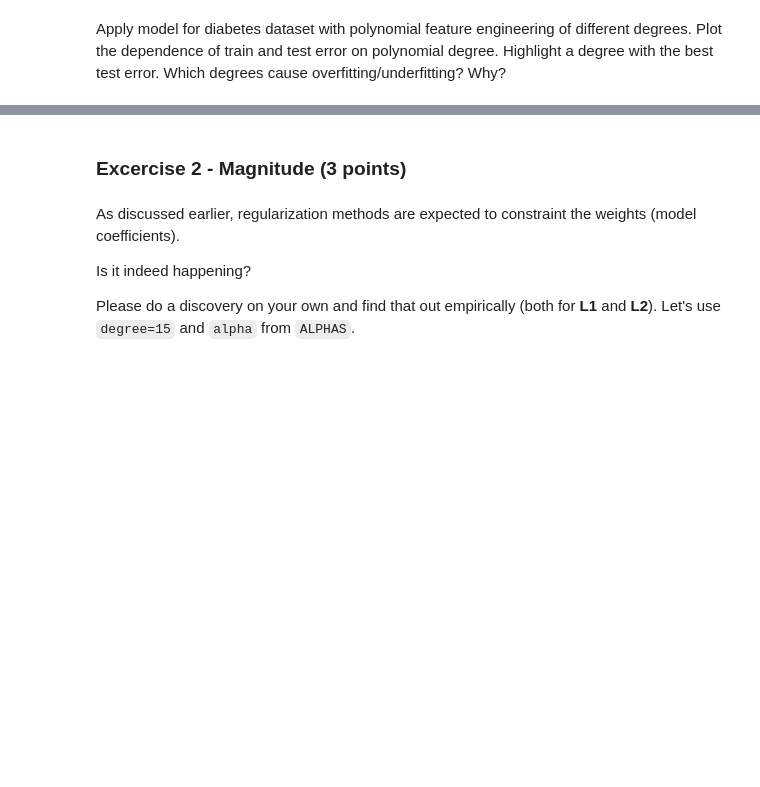
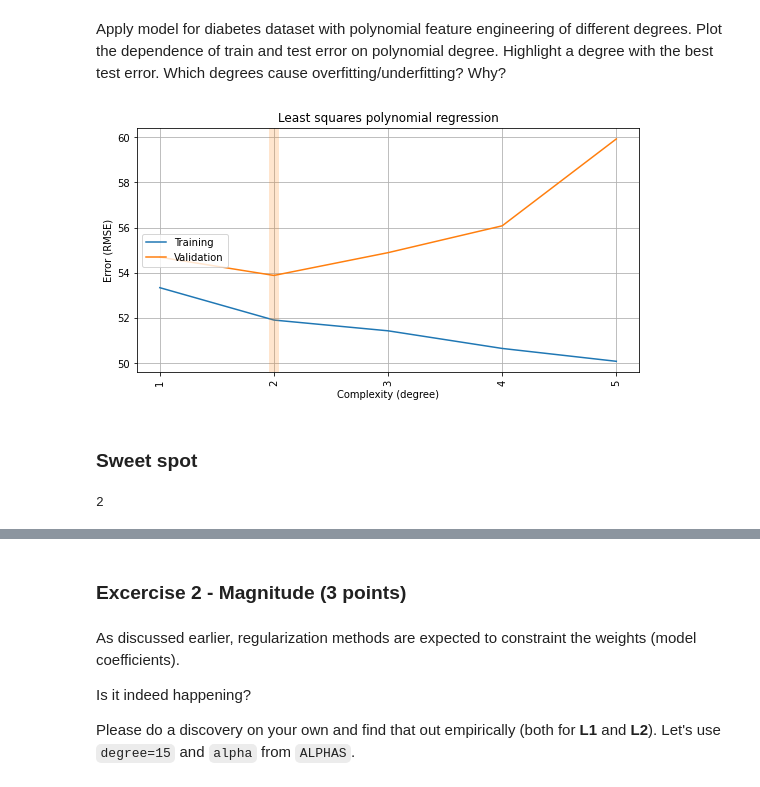
Before and after one commit to McReader/ml-intro, a Jupyter notebook: 4_overfitting_regularization/overfitting_regularization.ipynb, the cells around one changed output, grey strips where cells are left out. Saved outputs shown, nothing was run; the diff lists cells and outputs as text; code cells hidden in the pictures; blank space fills up the shorter version.

```diff
--- a/4_overfitting_regularization/overfitting_regularization.ipynb
+++ b/4_overfitting_regularization/overfitting_regularization.ipynb
@@ -99,7 +100,7 @@ array([[  1.,   1.,   1.,   1.],
        [  3.,   9.,  27.,  81.],
        [  4.,  16.,  64., 256.]])
 # %%
-def make_model(degree, alpha=0, penalty=None):
+def make_model(degree, alpha=0, penalty=None, polynomial_columns=None):
     # linear regression
     if alpha == 0:
         regressor = LinearRegression()
@@ -110,9 +111,23 @@ def make_model(degree, alpha=0, penalty=None):
     elif penalty == 'L2':
         regressor = Ridge(alpha=alpha, random_state=SEED, max_iter=50000)
 
+    polynomial = PolynomialFeatures(degree, include_bias=(degree == 0))
+
+    if polynomial_columns is not None:
+        polynomial = Pipeline([
+            ('features', FeatureUnion([
+                ('polynomal', Pipeline([
+                    ('extract', ColumnTransformer([('drop_columns', 'passthrough', polynomial_columns)], remainder='drop')),
+                    ('poly', polynomial)
+                ])),
+                ('rest', Pipeline([
+                    ('extract', ColumnTransformer([('drop_columns', 'drop', polynomial_columns)], remainder='passthrough')),
+                ]))
+            ])),
+        ])
 
     return Pipeline([
-        ('pol', PolynomialFeatures(degree, include_bias=(degree == 0))),
+        ('pol', polynomial),
         ('sca', StandardScaler()),
         ('reg', regressor)
     ])
@@ -355,0 +381,23 @@ Apply model for diabetes dataset with polynomial feature engineering of differen
+# %%
+degrees = DEGREES[1:6]
+polynomal_features_names = ['age', 'sex', 'bmi']
+
+rmse_train, rmse_valid = [], []
+for degree in degrees:
+    results = cross_validate(make_model(degree, polynomial_columns=polynomal_features_names),
+                             X_diabetes, y_diabetes, cv=5,
+                             return_train_score=True,
+                             scoring='neg_root_mean_squared_error')
+    rmse_train.append(-np.mean(results['train_score']))
+    rmse_valid.append(-np.mean(results['test_score']))
+
+plot_fitting_graph(degrees, rmse_train, rmse_valid, xlabel='Complexity (degree)', ylabel='Error (RMSE)',
+                   title='Least squares polynomial regression')
+# %% [output]
+[figure, added]
+# %% [markdown]
+### Sweet spot
+# %%
+degrees[np.argmin(rmse_valid)]
+# %% [output]
+2
```
Also changed, not shown: parts of 7 cells of this notebook.
